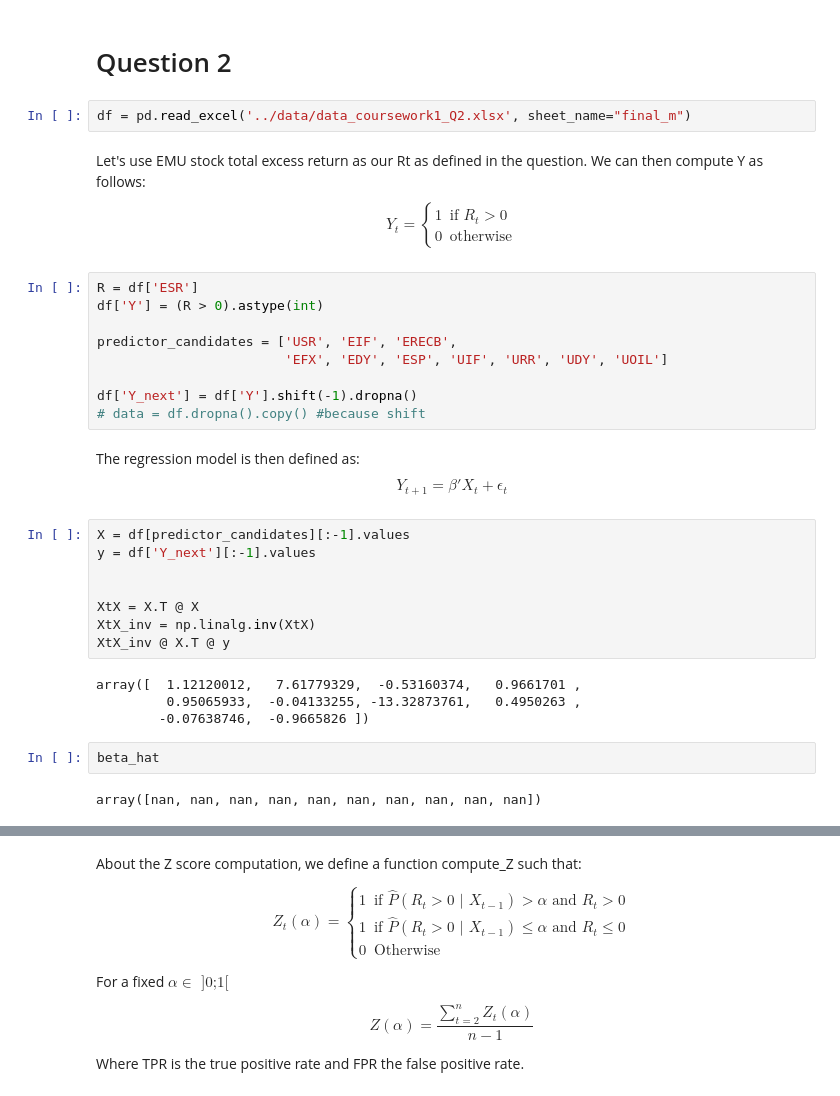
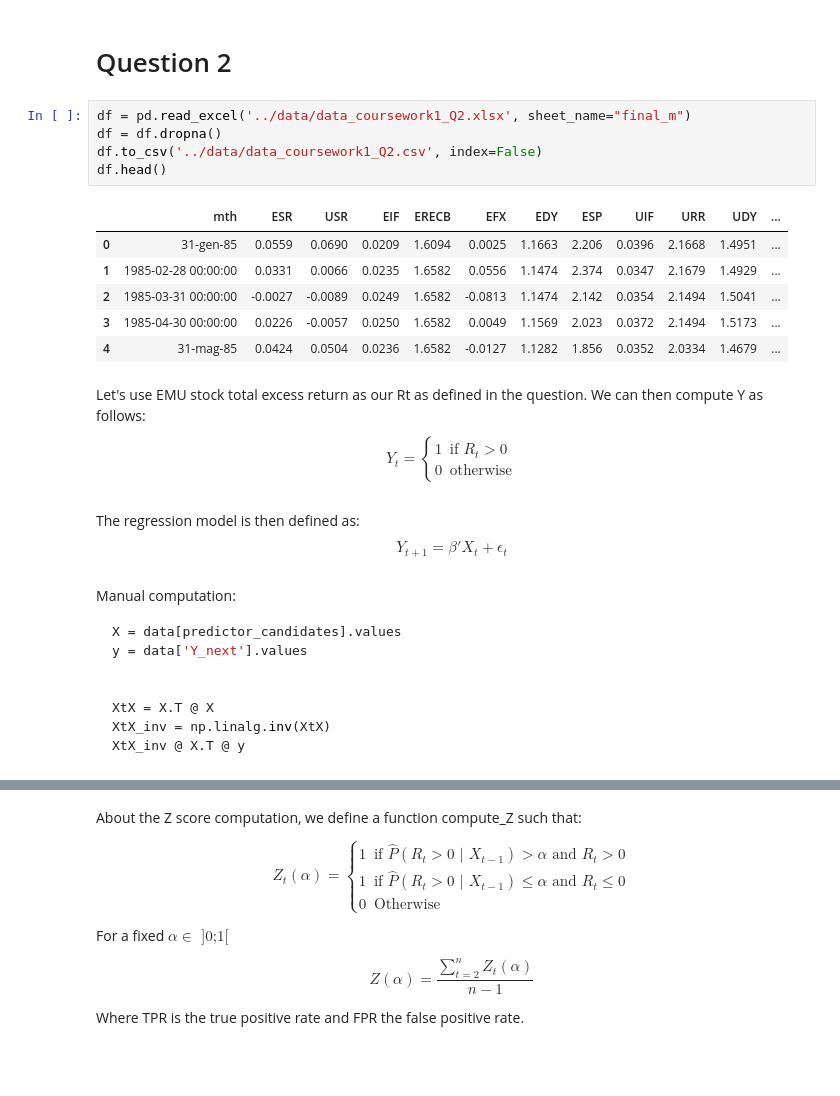
Before and after one commit to rodologie/Financial_Statistics, a Jupyter notebook: notebooks/main.ipynb, the cells around one changed output, grey strips where cells are left out. Cells and saved outputs as stored; diff of their text form; blank space fills up the shorter version.

`````diff
--- a/notebooks/main.ipynb
+++ b/notebooks/main.ipynb
@@ -246,38 +246,35 @@ c0            -0.0100      0.006     -1.757      0.080      -0.021       0.001
 # Question 2
 # %%
 df = pd.read_excel('../data/data_coursework1_Q2.xlsx', sheet_name="final_m")
+df = df.dropna()
+df.to_csv('../data/data_coursework1_Q2.csv', index=False)
+df.head()
+# %% [output]
+|  | mth | ESR | USR | EIF | ERECB | EFX | EDY | ESP | UIF | URR | UDY | ... |
+| 0 | 31-gen-85 | 0.0559 | 0.0690 | 0.0209 | 1.6094 | 0.0025 | 1.1663 | 2.206 | 0.0396 | 2.1668 | 1.4951 | ... |
+| 1 | 1985-02-28 00:00:00 | 0.0331 | 0.0066 | 0.0235 | 1.6582 | 0.0556 | 1.1474 | 2.374 | 0.0347 | 2.1679 | 1.4929 | ... |
+| 2 | 1985-03-31 00:00:00 | -0.0027 | -0.0089 | 0.0249 | 1.6582 | -0.0813 | 1.1474 | 2.142 | 0.0354 | 2.1494 | 1.5041 | ... |
+| 3 | 1985-04-30 00:00:00 | 0.0226 | -0.0057 | 0.0250 | 1.6582 | 0.0049 | 1.1569 | 2.023 | 0.0372 | 2.1494 | 1.5173 | ... |
+| 4 | 31-mag-85 | 0.0424 | 0.0504 | 0.0236 | 1.6582 | -0.0127 | 1.1282 | 1.856 | 0.0352 | 2.0334 | 1.4679 | ... |
 # %% [markdown]
 Let's use  EMU stock total excess return as our Rt as defined in the question.
 We can then compute Y as follows:
 $$Y_t = \begin{cases} 1 & \text{if } R_{t} > 0 \\ 0 & \text{otherwise} \end{cases}$$
-# %%
-R = df['ESR']
-df['Y'] = (R > 0).astype(int)
-
-predictor_candidates = ['USR', 'EIF', 'ERECB',
-                        'EFX', 'EDY', 'ESP', 'UIF', 'URR', 'UDY', 'UOIL']
-
-df['Y_next'] = df['Y'].shift(-1).dropna()
-# data = df.dropna().copy() #because shift
 # %% [markdown]
 The regression model is then defined as: <br>
 $$Y_{t+1} = \beta'X_t + \epsilon_{t}$$
-# %%
-X = df[predictor_candidates][:-1].values
-y = df['Y_next'][:-1].values
-
-
-XtX = X.T @ X
-XtX_inv = np.linalg.inv(XtX)
-XtX_inv @ X.T @ y
-# %% [output]
-array([  1.12120012,   7.61779329,  -0.53160374,   0.9661701 ,
-         0.95065933,  -0.04133255, -13.32873761,   0.4950263 ,
-        -0.07638746,  -0.9665826 ])
-# %%
-beta_hat
-# %% [output]
-array([nan, nan, nan, nan, nan, nan, nan, nan, nan, nan])
+# %% [markdown]
+Manual computation:
+
+```python
+X = data[predictor_candidates].values
+y = data['Y_next'].values
+
+
+XtX = X.T @ X
+XtX_inv = np.linalg.inv(XtX)
+XtX_inv @ X.T @ y
+````
 # %%
 df['Y'] = (df['ESR'] > 0).astype(int)
 df['Y_next'] = df['Y'].shift(-1)
`````
Also changed, not shown: parts of 8 cells of this notebook, 1 other file.
